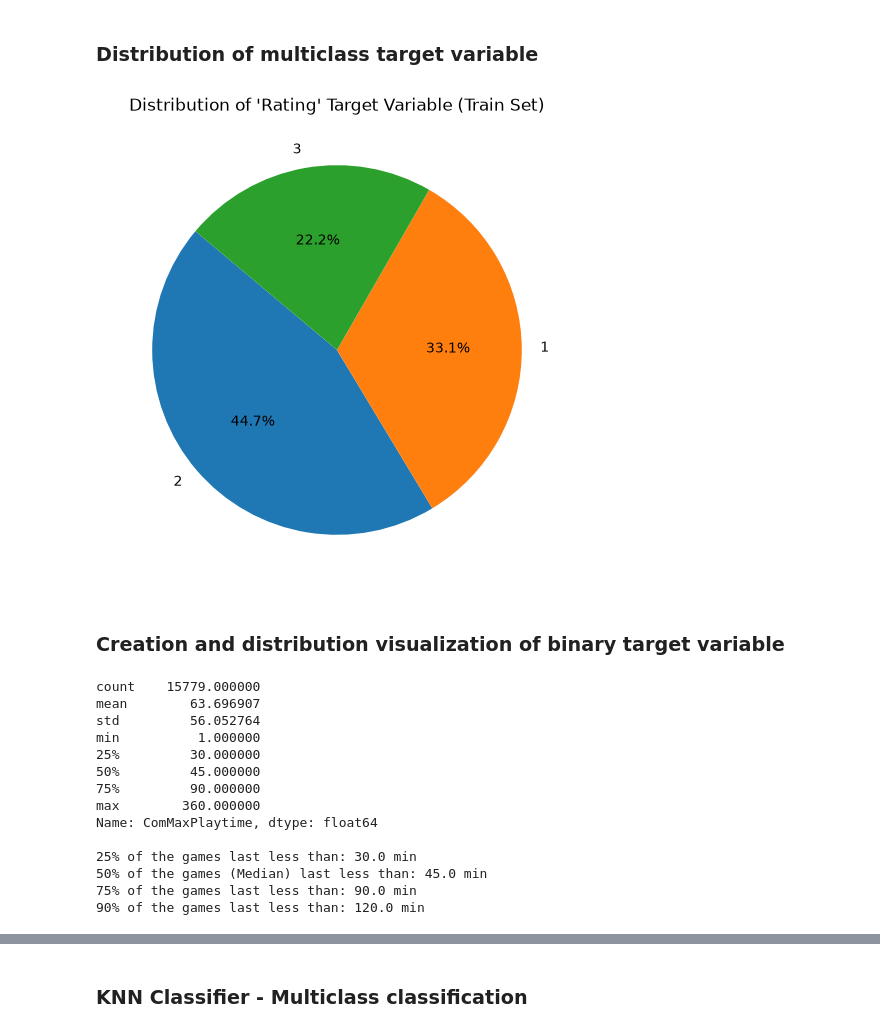
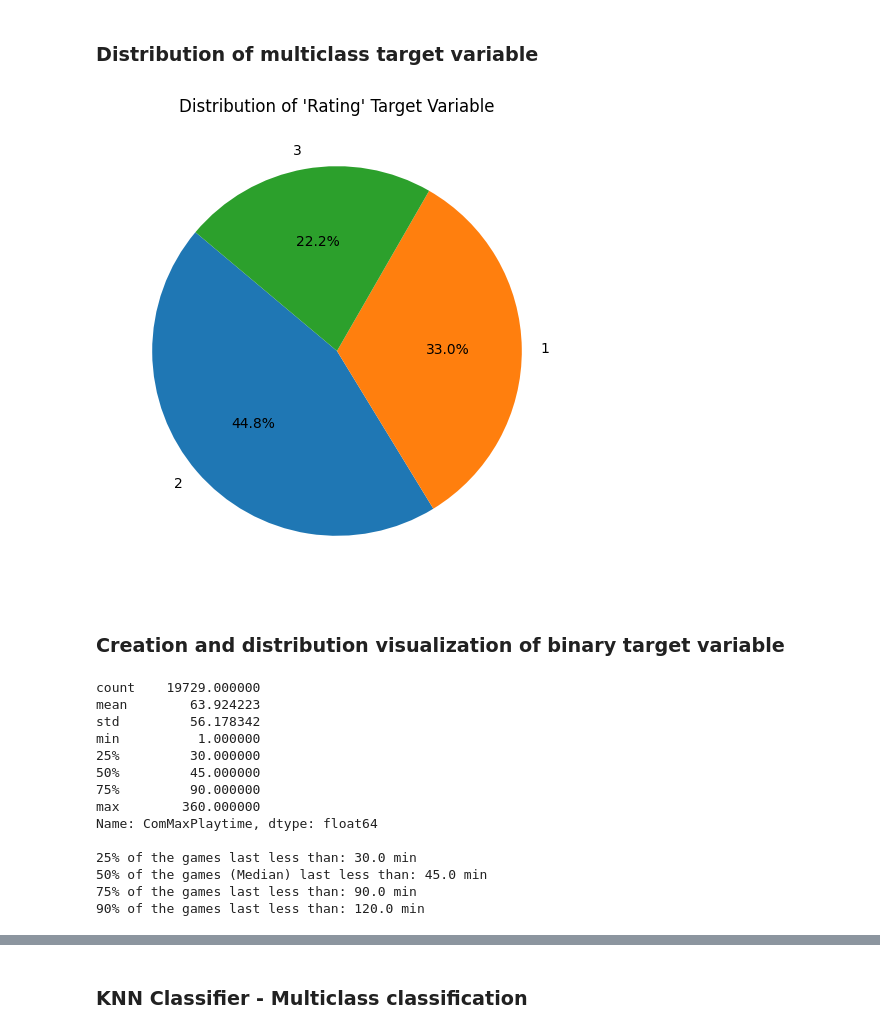
Before and after one commit to ecalabrese17/Board-Game-Data-Analytics, a Jupyter notebook: notebooks/3_classification.ipynb, the cells around one changed output, grey strips where cells are left out. Drawn from its saved outputs; the diff is of its cells as text; code cells hidden in the pictures.

```diff
--- a/notebooks/3_classification.ipynb
+++ b/notebooks/3_classification.ipynb
@@ -38,32 +31,36 @@ df_test = pd.read_csv('../data/cleaned_test.csv')
+# %%
+file_name= "..\\dm1_25_26_dataset\\cleaned_dataset.csv"
+df = pd.read_csv(file_name)
 # %% [markdown]
 ### **Distribution of multiclass target variable**
 # %%
-# Pie chart of the distribution of the 'Rating' target variable
-rating_counts = df_train['Rating'].value_counts()
+# pie chart of the distribution of 'Rating' target variable
+rating_counts = df['Rating'].value_counts()
 plt.figure(figsize=(8, 6))
 plt.pie(rating_counts, labels=rating_counts.index, autopct='%1.1f%%', startangle=140)
-plt.title("Distribution of 'Rating' Target Variable (Train Set)")
+plt.title("Distribution of 'Rating' Target Variable")
 plt.show()
 # %% [output]
-[figure, old version]
+[figure, new version]
 # %% [markdown]
 ### **Creation and distribution visualization of binary target variable**
 # %%
-# Descriptive statistics of ComMaxPlaytime, used to decide the threshold for the binary target
-print(df_train['ComMaxPlaytime'].describe())
+# Descriptive Statistics of ComMaxPlaytime to decide threshold for binary classification
+print(df['ComMaxPlaytime'].describe())
 
-# Percentiles help us understand the distribution shape and where most games fall
+# We calculate specific percentiles to understand the distribution shape
+# and to verify where the majority of the games fall.
 percentiles = [25, 50, 75, 90]
-percentile_values = np.percentile(df_train['ComMaxPlaytime'].dropna(), percentiles)
+percentile_values = np.percentile(df['ComMaxPlaytime'].dropna(), percentiles)
 
 print(f"\n25% of the games last less than: {percentile_values[0]} min")
 print(f"50% of the games (Median) last less than: {percentile_values[1]} min")
 print(f"75% of the games last less than: {percentile_values[2]} min")
 print(f"90% of the games last less than: {percentile_values[3]} min")
 # %% [output]
-count    15779.000000
-mean        63.696907
-std         56.052764
+count    19729.000000
+mean        63.924223
+std         56.178342
 min          1.000000
 25%         30.000000
 50%         45.000000
```
Also changed, not shown: parts of 95 cells of this notebook, 3 other files.
